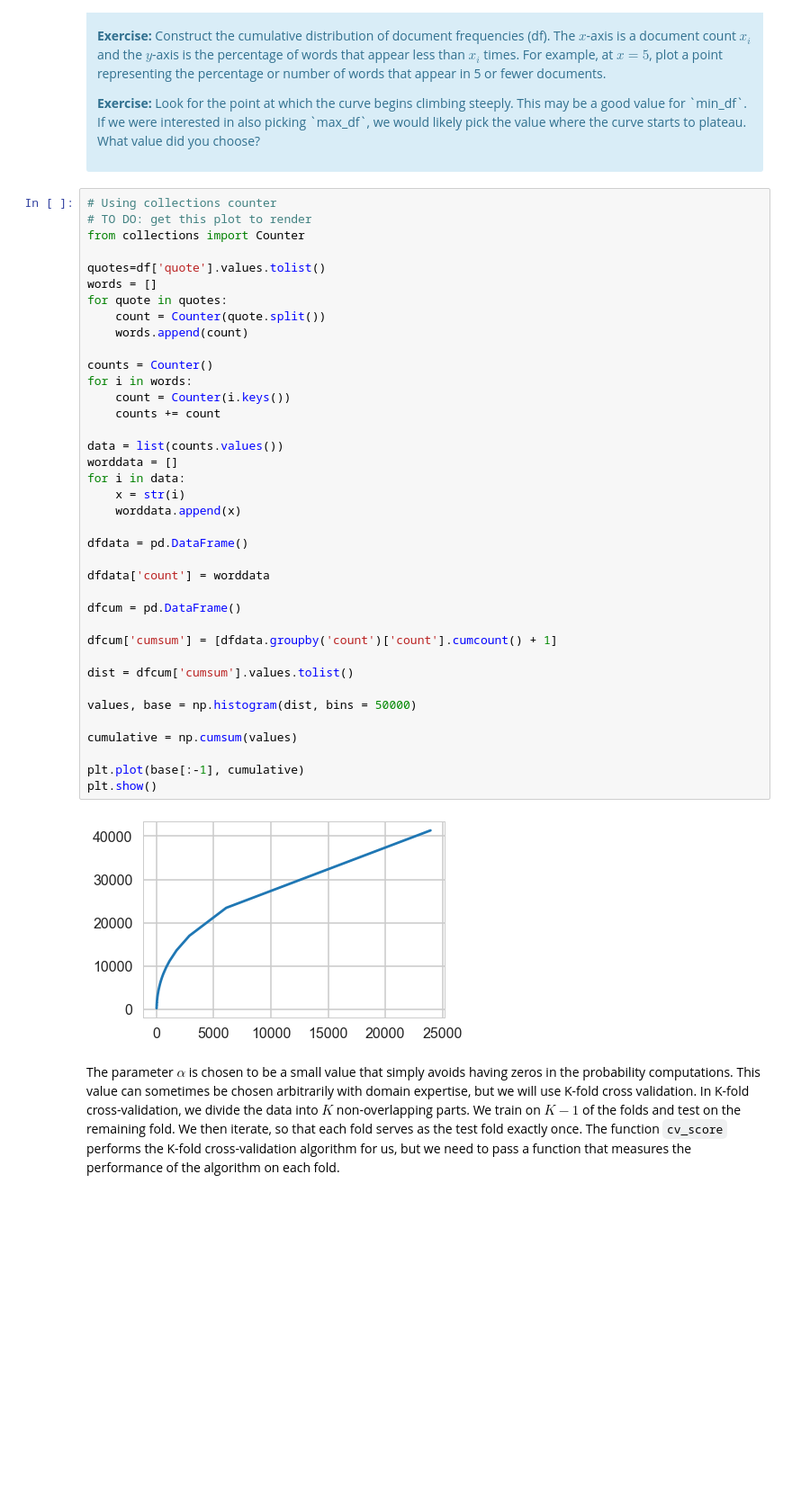
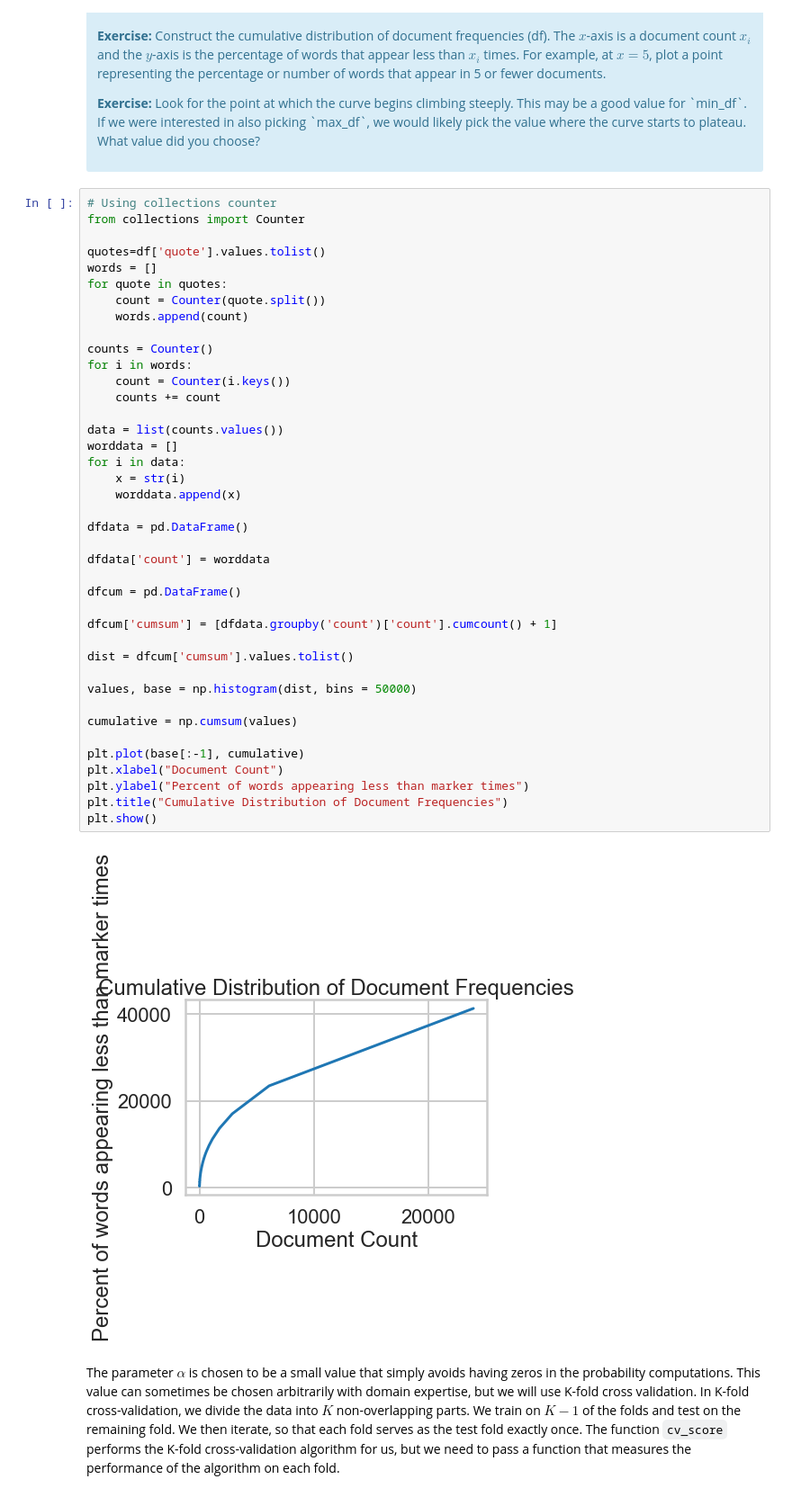
Before and after one commit to michellebonat/predict-ratings-naive-bayes, a Jupyter notebook: Mini_Project_Naive_Bayes.ipynb, the cells around one changed output. Shown: that part at 90% size. Cells and saved outputs as stored; diff of their text form; blank space fills up the shorter version.

```diff
--- a/Mini_Project_Naive_Bayes.ipynb
+++ b/Mini_Project_Naive_Bayes.ipynb
@@ -359,7 +361,6 @@ First, let's find an appropriate value for `min_df` for the `CountVectorizer`. `
 </div>
 # %%
 # Using collections counter
-# TO DO: get this plot to render
 from collections import Counter
 
 quotes=df['quote'].values.tolist()
@@ -369,34 +370,37 @@ for quote in quotes:
     words.append(count)
 
 counts = Counter()
 for i in words:
     count = Counter(i.keys())
     counts += count
 
 data = list(counts.values())
 worddata = []
 for i in data:
     x = str(i)
     worddata.append(x)
 
 dfdata = pd.DataFrame()
 
 dfdata['count'] = worddata
 
 dfcum = pd.DataFrame()
 
 dfcum['cumsum'] = [dfdata.groupby('count')['count'].cumcount() + 1]
 
 dist = dfcum['cumsum'].values.tolist()
 
 values, base = np.histogram(dist, bins = 50000)
 
 cumulative = np.cumsum(values)
 
 plt.plot(base[:-1], cumulative)
+plt.xlabel("Document Count")
+plt.ylabel("Percent of words appearing less than marker times")
+plt.title("Cumulative Distribution of Document Frequencies")
 plt.show()
 # %% [output]
-[figure, old version]
+[figure, new version]
 # %% [markdown]
 The parameter $\alpha$ is chosen to be a small value that simply avoids having zeros in the probability computations. This value can sometimes be chosen arbitrarily with domain expertise, but we will use K-fold cross validation. In K-fold cross-validation, we divide the data into $K$ non-overlapping parts. We train on $K-1$ of the folds and test on the remaining fold. We then iterate, so that each fold serves as the test fold exactly once. The function `cv_score` performs the K-fold cross-validation algorithm for us, but we need to pass a function that measures the performance of the algorithm on each fold.
 # %%
```
Also changed, not shown: parts of 13 cells of this notebook.
